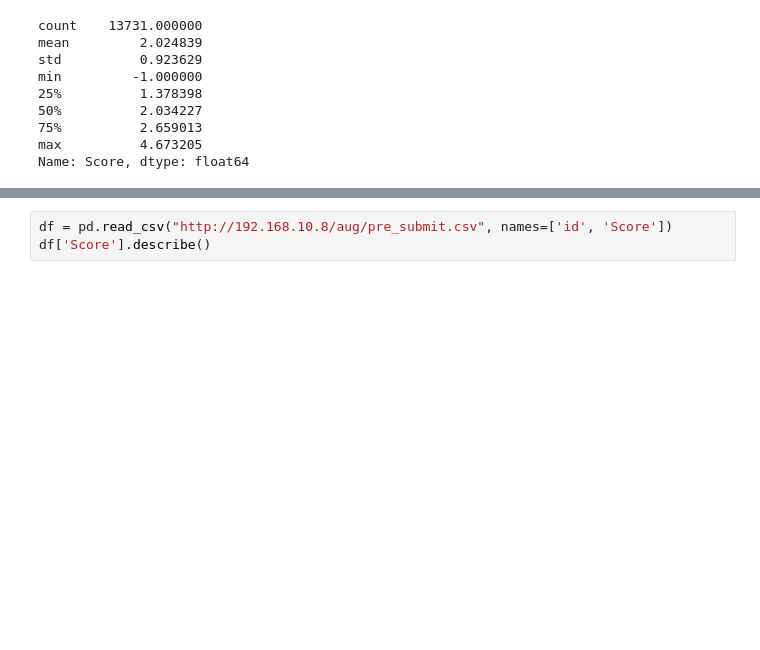
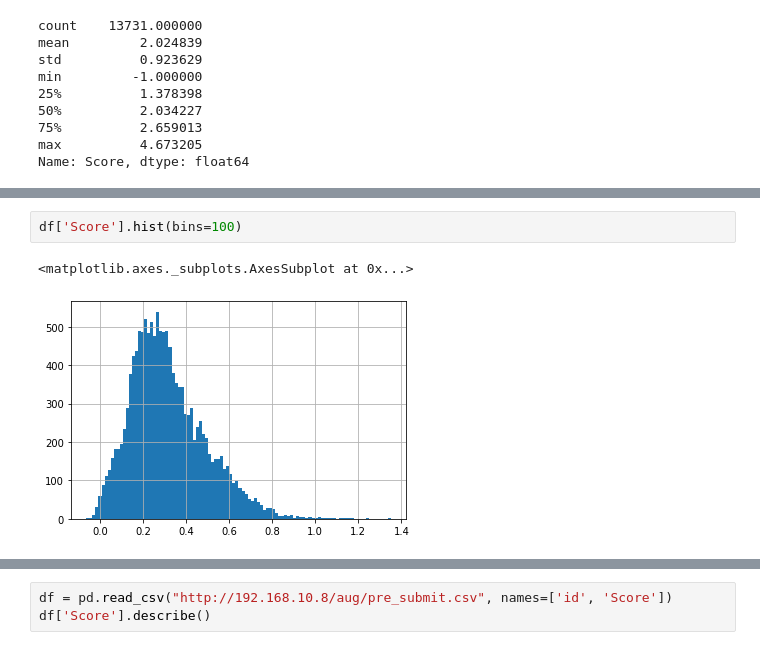
Before and after one commit to h4nyu/aplf, a Jupyter notebook: app/notebooks/Untitled.ipynb, the cells around one changed output, grey strips where cells are left out. Cells and saved outputs as stored; diff of their text form; blank space fills up the shorter version.

```diff
--- a/app/notebooks/Untitled.ipynb
+++ b/app/notebooks/Untitled.ipynb
@@ -50,4 +58,9 @@ max          0.999578
 Name: Score, dtype: float64
+# %%
+df['Score'].hist(bins=100)
+# %% [output]
+<matplotlib.axes._subplots.AxesSubplot at 0x...>
+[figure, added]
 # %%
 df['Score'].hist(bins=100)
 # %% [output]
```
Also changed, not shown: parts of 6 cells of this notebook, 4 other files.
